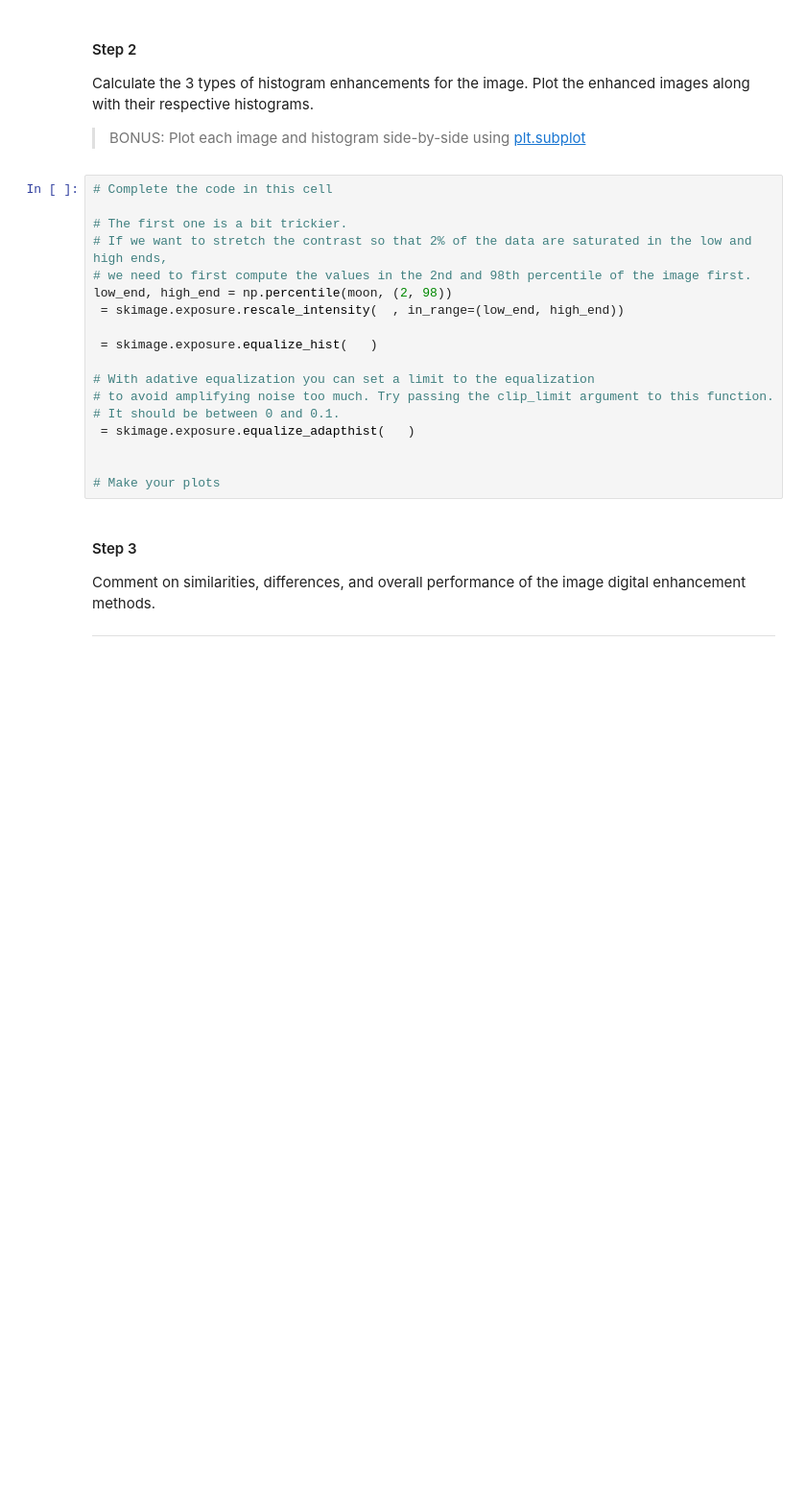
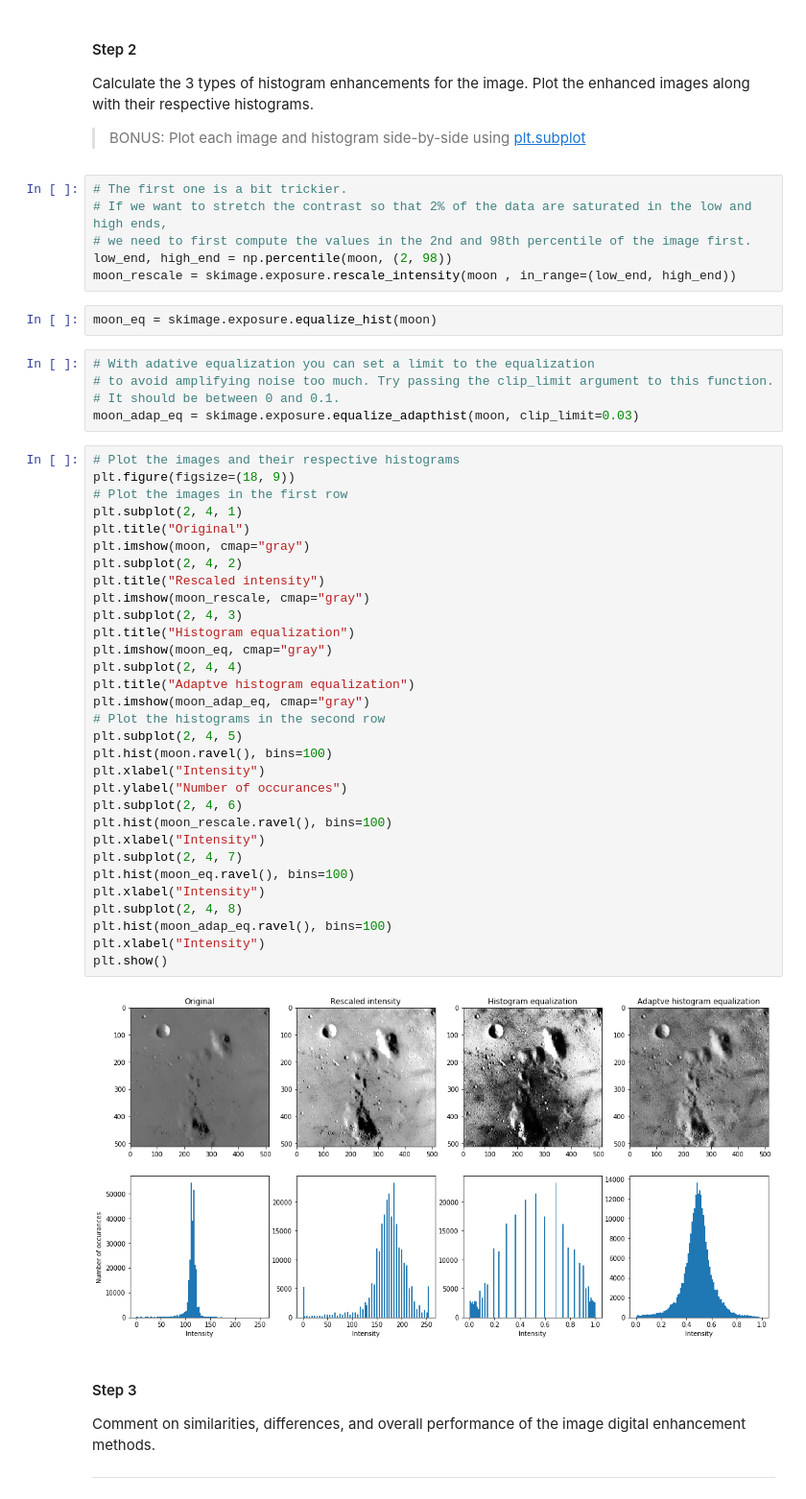
Before and after one commit to leouieda/remote-sensing, a Jupyter notebook: practical1.ipynb, the cells around one changed output. Shown: that part at 96% size. Saved outputs shown, nothing was run; the diff lists cells and outputs as text; blank space fills up the shorter version.

```diff
--- a/practical1.ipynb
+++ b/practical1.ipynb
@@ -146,23 +184,51 @@ Calculate the 3 types of histogram enhancements for the image. Plot the enhanced
 
 > BONUS: Plot each image and histogram side-by-side using [plt.subplot](https://matplotlib.org/api/_as_gen/matplotlib.pyplot.subplot.html)
 # %%
-# Complete the code in this cell
-
 # The first one is a bit trickier.
 # If we want to stretch the contrast so that 2% of the data are saturated in the low and high ends,
 # we need to first compute the values in the 2nd and 98th percentile of the image first.
 low_end, high_end = np.percentile(moon, (2, 98))
- = skimage.exposure.rescale_intensity(  , in_range=(low_end, high_end))
-
- = skimage.exposure.equalize_hist(   )
-
-# With adative equalization you can set a limit to the equalization
-# to avoid amplifying noise too much. Try passing the clip_limit argument to this function.
-# It should be between 0 and 0.1.
- = skimage.exposure.equalize_adapthist(   )
-
-
-# Make your plots
+moon_rescale = skimage.exposure.rescale_intensity(moon , in_range=(low_end, high_end))
+# %%
+moon_eq = skimage.exposure.equalize_hist(moon)
+# %%
+# With adative equalization you can set a limit to the equalization
+# to avoid amplifying noise too much. Try passing the clip_limit argument to this function.
+# It should be between 0 and 0.1.
+moon_adap_eq = skimage.exposure.equalize_adapthist(moon, clip_limit=0.03)
+# %%
+# Plot the images and their respective histograms
+plt.figure(figsize=(18, 9))
+# Plot the images in the first row
+plt.subplot(2, 4, 1)
+plt.title("Original")
+plt.imshow(moon, cmap="gray")
+plt.subplot(2, 4, 2)
+plt.title("Rescaled intensity")
+plt.imshow(moon_rescale, cmap="gray")
+plt.subplot(2, 4, 3)
+plt.title("Histogram equalization")
+plt.imshow(moon_eq, cmap="gray")
+plt.subplot(2, 4, 4)
+plt.title("Adaptve histogram equalization")
+plt.imshow(moon_adap_eq, cmap="gray")
+# Plot the histograms in the second row
+plt.subplot(2, 4, 5)
+plt.hist(moon.ravel(), bins=100)
+plt.xlabel("Intensity")
+plt.ylabel("Number of occurances")
+plt.subplot(2, 4, 6)
+plt.hist(moon_rescale.ravel(), bins=100)
+plt.xlabel("Intensity")
+plt.subplot(2, 4, 7)
+plt.hist(moon_eq.ravel(), bins=100)
+plt.xlabel("Intensity")
+plt.subplot(2, 4, 8)
+plt.hist(moon_adap_eq.ravel(), bins=100)
+plt.xlabel("Intensity")
+plt.show()
+# %% [output]
+[figure, added]
 # %% [markdown]
 #### Step 3
 
```
Also changed, not shown: parts of 17 cells of this notebook.
